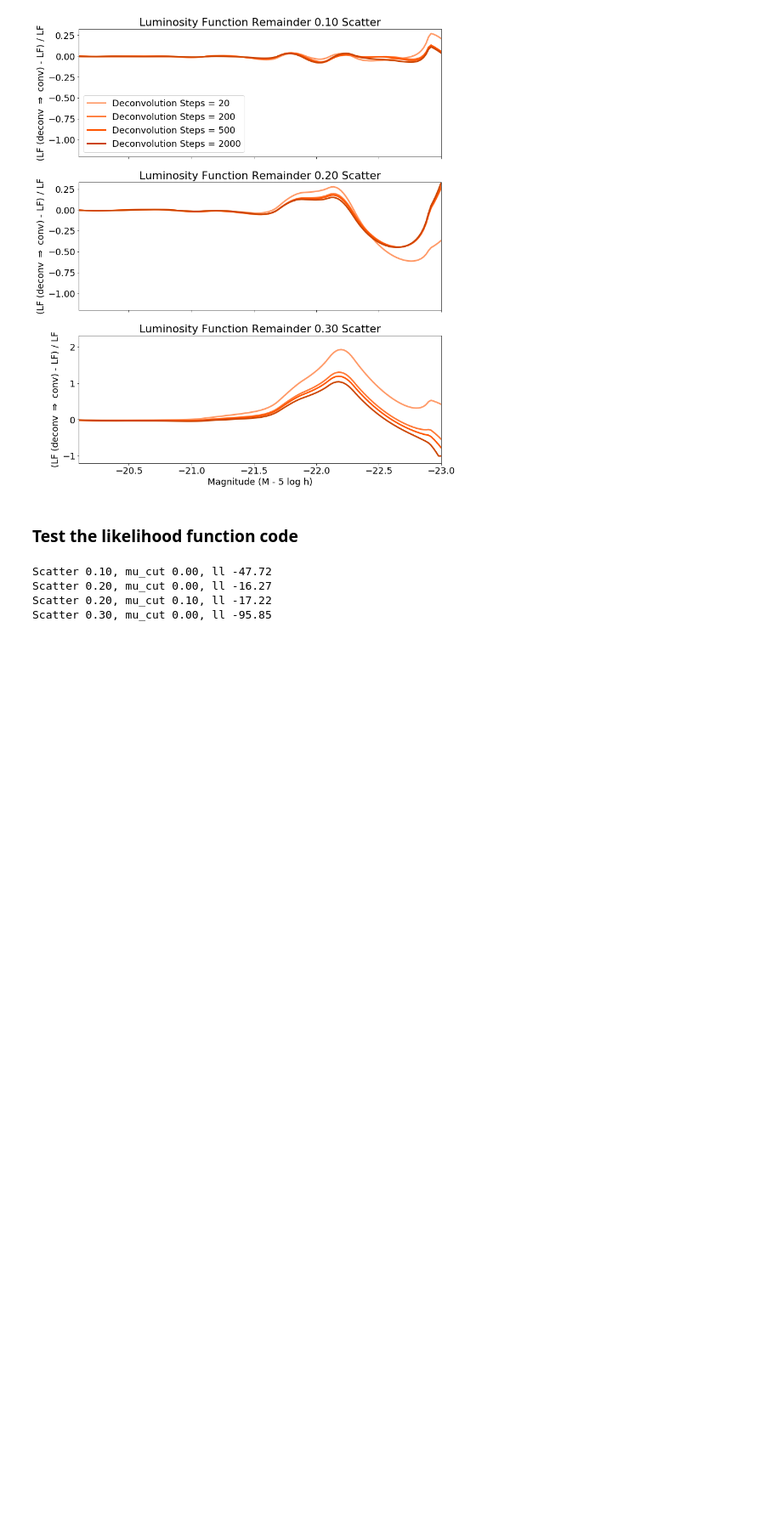
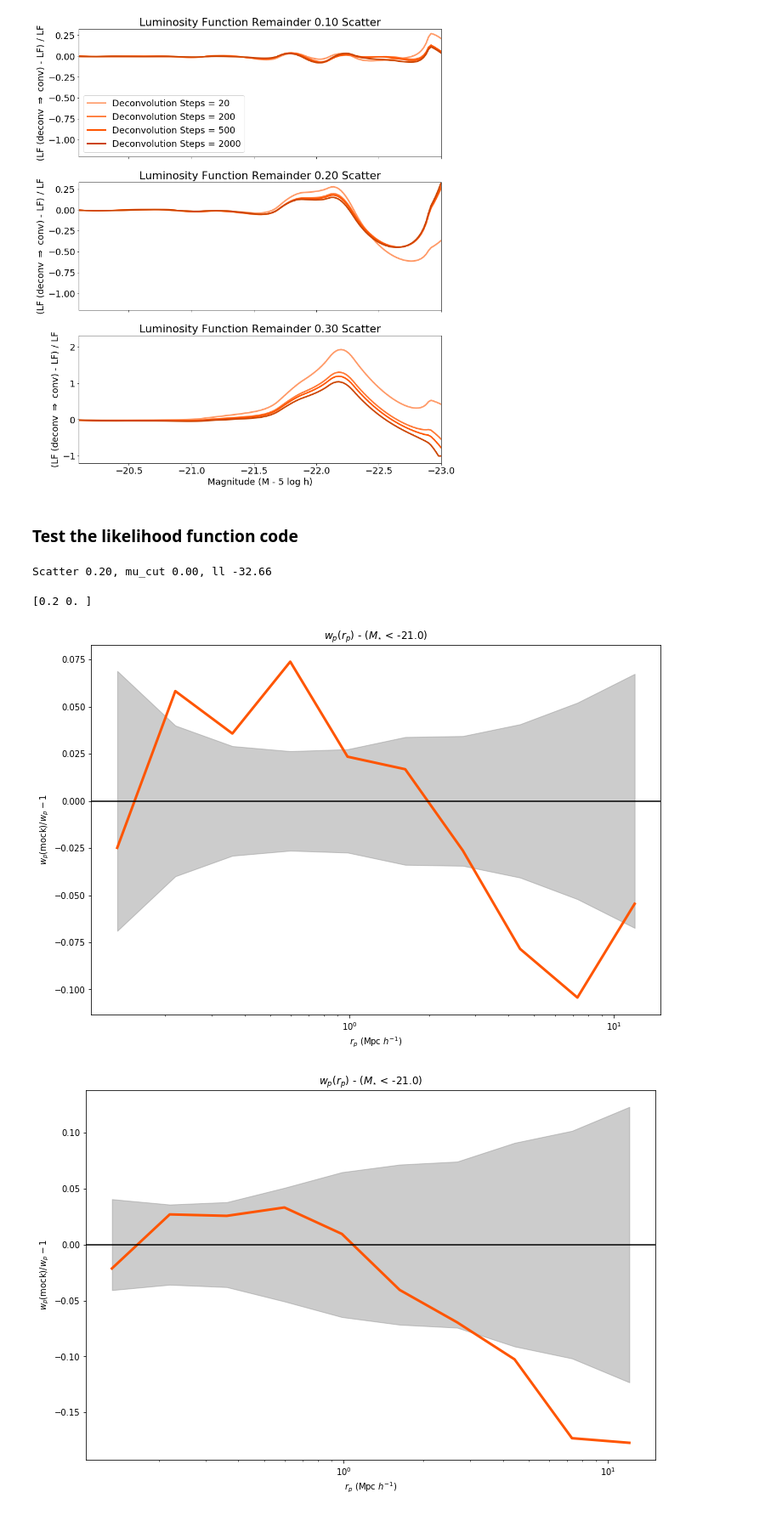
Before and after one commit to swagnercarena/am_abundance_matching, a Jupyter notebook: test_notebook.ipynb, the cells around one changed output. Shown at 85% size. Saved outputs shown, nothing was run; the diff lists cells and outputs as text; code cells hidden in the pictures; blank space fills up the shorter version.

```diff
--- a/test_notebook.ipynb
+++ b/test_notebook.ipynb
@@ -168,21 +174,48 @@ like_class = AMLikelihood(lf_list,halos,'vmax',box_size,r_p_data,mag_cuts,wp_dat
 # %%
-scatter = 0.1
-mu_cut = 0.0
-print('Scatter %.2f, mu_cut %.2f, ll %.2f'%(scatter,mu_cut,like_class.log_likelihood([scatter,mu_cut],verbose=False)))
-
 scatter = 0.2
 mu_cut = 0.0
 print('Scatter %.2f, mu_cut %.2f, ll %.2f'%(scatter,mu_cut,like_class.log_likelihood([scatter,mu_cut],verbose=False)))
 
-scatter = 0.2
-mu_cut = 0.1
-print('Scatter %.2f, mu_cut %.2f, ll %.2f'%(scatter,mu_cut,like_class.log_likelihood([scatter,mu_cut],verbose=False)))
+# scatter = 0.2
+# mu_cut = 0.0
+# print('Scatter %.2f, mu_cut %.2f, ll %.2f'%(scatter,mu_cut,like_class.log_likelihood([scatter,mu_cut],verbose=False)))
 
-scatter = 0.3
-mu_cut = 0.0
-print('Scatter %.2f, mu_cut %.2f, ll %.2f'%(scatter,mu_cut,like_class.log_likelihood([scatter,mu_cut],verbose=False)))
+# scatter = 0.2
+# mu_cut = 0.1
+# print('Scatter %.2f, mu_cut %.2f, ll %.2f'%(scatter,mu_cut,like_class.log_likelihood([scatter,mu_cut],verbose=False)))
+
+# scatter = 0.3
+# mu_cut = 0.0
+# print('Scatter %.2f, mu_cut %.2f, ll %.2f'%(scatter,mu_cut,like_class.log_likelihood([scatter,mu_cut],verbose=False)))
 # %% [output]
-Scatter 0.10, mu_cut 0.00, ll -47.72
-Scatter 0.20, mu_cut 0.00, ll -16.27
-Scatter 0.20, mu_cut 0.10, ll -17.22
-Scatter 0.30, mu_cut 0.00, ll -95.85
+Scatter 0.20, mu_cut 0.00, ll -32.66
+# %%
+custom_blues_complement = ["#FF9966", "#FF7733", "#FF5500", "#CC4400", "#993300","#662200"]
+wp_tests = np.loadtxt('toss_path_2000000_wp.txt')
+params = np.loadtxt('toss_path_2000000_p.txt')
+print(params)
+plt.figure(figsize=(12,8))
+plt.plot(wp_21[:,0],wp_tests[0]/wp_21[:,1]-1,lw=3,c=custom_blues_complement[2])
+plt.fill_between(wp_21[:,0],-np.sqrt(wp_21_var)/wp_21[:,1],np.sqrt(wp_21_var)/wp_21[:,1],alpha=0.4,color='grey')
+plt.title('$w_p(r_p)$ - ($M_{\star}$ < %.1f)'%(mag_cuts[0]))
+plt.ylabel('$w_p (\mathrm{mock}) / w_p - 1$')
+plt.xlabel('$r_p \ (\mathrm{Mpc } \ h^{-1})$')
+# plt.ylim([-1,1])
+plt.xscale('log')
+plt.axhline(0,c='k')
+plt.show()
+
+plt.figure(figsize=(12,8))
+plt.plot(wp_20[:,0],wp_tests[1]/wp_20[:,1]-1,lw=3,c=custom_blues_complement[2])
+plt.fill_between(wp_20[:,0],-np.sqrt(wp_20_var)/wp_20[:,1],np.sqrt(wp_20_var)/wp_20[:,1],alpha=0.4,color='grey')
+plt.title('$w_p(r_p)$ - ($M_{\star}$ < %.1f)'%(mag_cuts[0]))
+plt.ylabel('$w_p (\mathrm{mock}) / w_p - 1$')
+plt.xlabel('$r_p \ (\mathrm{Mpc } \ h^{-1})$')
+# plt.ylim([-1,1])
+plt.xscale('log')
+plt.axhline(0,c='k')
+plt.show()
+# %% [output]
+[0.2 0. ]
+[figure, added]
+[figure, added]
```
Also changed, not shown: parts of 3 cells of this notebook, 1 other file.
